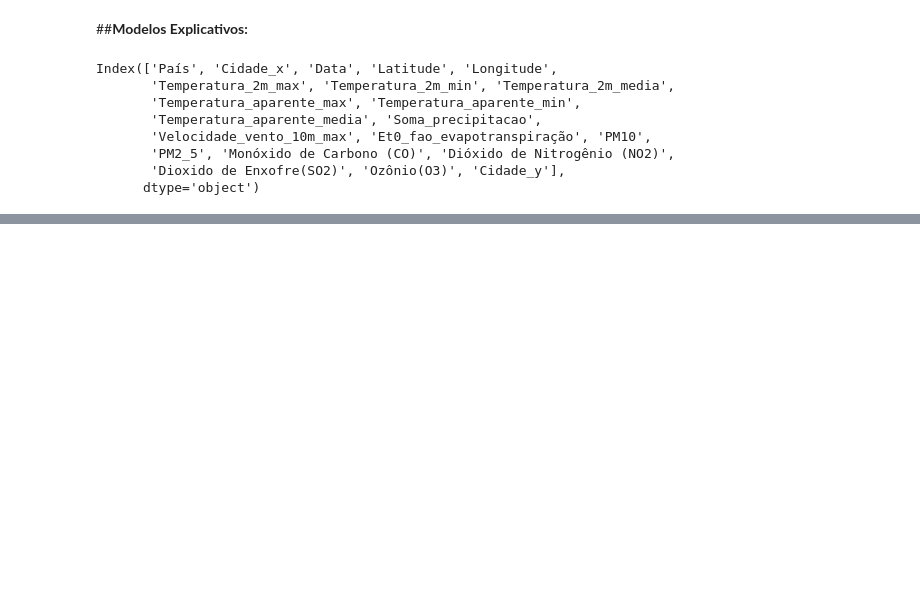
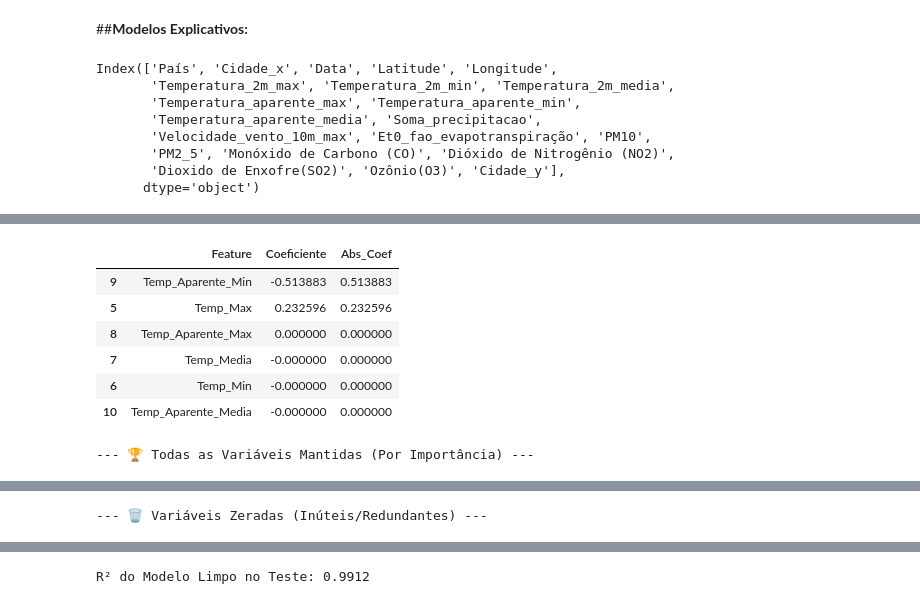
Before and after one commit to carolinabarcellos/AnaliseQualidadeAr, a Jupyter notebook: correlacao_e_regressao.ipynb, the cells around one changed output, grey strips where cells are left out. Saved outputs shown, nothing was run; the diff lists cells and outputs as text; code cells hidden in the pictures; blank space fills up the shorter version.

```diff
--- a/correlacao_e_regressao.ipynb
+++ b/correlacao_e_regressao.ipynb
@@ -902,0 +727,66 @@ R² do Lasso no Conjunto de Teste: 0.9912
+# %%
+# Lista com TODAS as variáveis (incluindo as redundantes de temperatura)
+preditores_quebrados = [
+    'PM10', 'CO', 'NO2', 'SO2', 'O3',
+    'Temp_Max', 'Temp_Min', 'Temp_Media',
+    'Temp_Aparente_Max', 'Temp_Aparente_Min', 'Temp_Aparente_Media',
+    'Precipitacao', 'Vento_Max', 'Evapo'
+]
+alvo = 'PM2_5'
+
+X = df_explicativo_quebrado[preditores_quebrados]
+y = df_explicativo_quebrado[alvo]
+
+# --- 2. Divisão Treino/Teste ---
+X_train, X_test, y_train, y_test = train_test_split(X, y, test_size=0.2, random_state=42)
+
+# --- 3. Configurar o Pipeline com LassoCV ---
+# LassoCV testa automaticamente vários alphas (igual ao glmnet do R)
+pipeline_lasso_exp = Pipeline([
+    ('scaler', StandardScaler()), # Padronização é obrigatória pro Lasso
+    ('model', LassoCV(cv=5, random_state=42, n_jobs=-1, max_iter=10000))
+])
+
+# --- 4. Treinar o Modelo ---
+print("Treinando LassoCV para selecionar as melhores variáveis...")
+pipeline_lasso_exp.fit(X_train, y_train)
+
+# --- 5. Analisar os Resultados ---
+
+# Pegar o modelo treinado dentro do pipeline
+lasso_model = pipeline_lasso_exp.named_steps['model']
+coeficientes = lasso_model.coef_
+nomes_features = X.columns
+
+# Criar DataFrame para visualização
+df_coefs = pd.DataFrame({
+    'Feature': nomes_features,
+    'Coeficiente': coeficientes,
+    'Abs_Coef': np.abs(coeficientes) # Para ordenar por importância
+}).sort_values(by='Abs_Coef', ascending=False)
+
+# Separar o que ficou e o que saiu
+mantidas = df_coefs[df_coefs['Coeficiente'] != 0]
+zeradas = df_coefs[df_coefs['Coeficiente'] == 0]
+
+# --- 6. O VEREDITO ---
+print("\n" + "="*80)
+print(f"             RESULTADO DA SELEÇÃO LASSO (Alpha: {lasso_model.alpha_:.5f})")
+print("="*80)
+
+print(f"\nO Lasso manteve {len(mantidas)} variáveis e zerou {len(zeradas)}.")
+
+print("\n--- 🌡️ O que aconteceu com as Temperaturas? ---")
+# Filtra só as colunas que tem 'Temp' no nome para gente ver a mágica
+display(df_coefs[df_coefs['Feature'].str.contains('Temp')])
+
+print("\n--- 🏆 Todas as Variáveis Mantidas (Por Importância) ---")
+display(mantidas[['Feature', 'Coeficiente']])
+
+print("\n--- 🗑️ Variáveis Zeradas (Inúteis/Redundantes) ---")
+display(zeradas[['Feature', 'Coeficiente']])
+
+# Calcular R2 no teste para garantir que o modelo é bom
+r2_score = pipeline_lasso_exp.score(X_test, y_test)
+print(f"\n\nR² do Modelo Limpo no Teste: {r2_score:.4f}")
+# %% [output]
@@ -902,0 +802,8 @@ R² do Lasso no Conjunto de Teste: 0.9912
+|  | Feature | Coeficiente | Abs_Coef |
+| 9 | Temp_Aparente_Min | -0.513883 | 0.513883 |
+| 5 | Temp_Max | 0.232596 | 0.232596 |
+| 8 | Temp_Aparente_Max | 0.000000 | 0.000000 |
+| 7 | Temp_Media | -0.000000 | 0.000000 |
+| 6 | Temp_Min | -0.000000 | 0.000000 |
+| 10 | Temp_Aparente_Media | -0.000000 | 0.000000 |
+--- 🏆 Todas as Variáveis Mantidas (Por Importância) ---
@@ -902,0 +819 @@ R² do Lasso no Conjunto de Teste: 0.9912
+--- 🗑️ Variáveis Zeradas (Inúteis/Redundantes) ---
@@ -903 +827,2 @@ R² do Lasso no Conjunto de Teste: 0.9912
+R² do Modelo Limpo no Teste: 0.9912
 # %%
```
Also changed, not shown: parts of 6 cells of this notebook.
